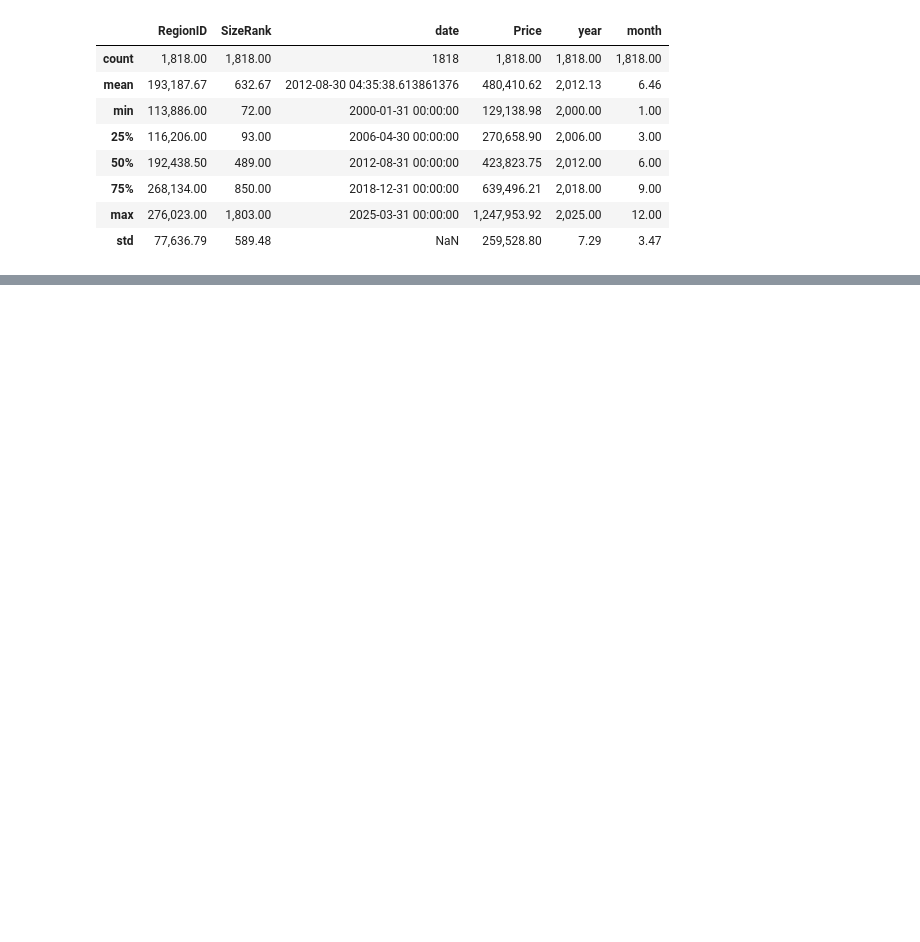
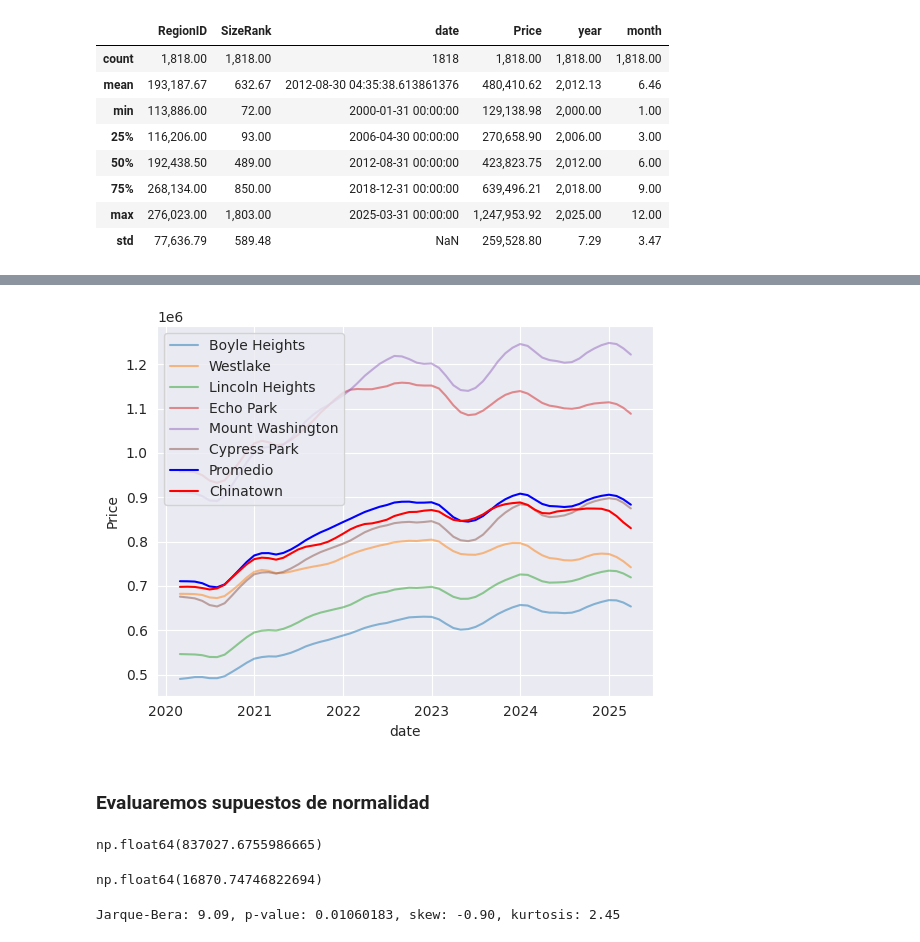
Before and after one commit to JavierFigueroa21/DataScience_KPI_Project, a Jupyter notebook: analisis_datos.ipynb, the cells around one changed output, grey strips where cells are left out. Drawn from its saved outputs; the diff is of its cells as text; code cells hidden in the pictures; blank space fills up the shorter version.

Commit message:
Desarrollando aun la parte de limpieza e imputacion de datos

```diff
--- a/analisis_datos.ipynb
+++ b/analisis_datos.ipynb
@@ -553,0 +622,25 @@ df_barrios_cercamos_chinatown.head(3)
+# %%
+df_groupby_chinatown_mean_primer_fecha = df_groupby_chinatown_mean[df_groupby_chinatown_mean["date"] >= fecha_primer_reporte]
+
+sns.lineplot(data=df_barrios_cercanos_chinatown_primer_fecha, x="date", y="Price", hue="RegionName", palette="tab10", alpha=0.5)
+
+#Proyeccion de la serie con el promedio de los datos
+sns.lineplot(data=df_groupby_chinatown_mean_primer_fecha, x="date", y="Price", color="blue", label="Promedio")
+
+#Proyeccion de la serie con datos faltantes
+sns.lineplot(data=df_chinatown, x="date", y="Price", color="red", label="Chinatown")
+
+plt.legend()
+plt.show()
+# %% [output]
+[figure, added]
+# %% [markdown]
+### Evaluaremos supuestos de normalidad
+# %%
+df_barrios_cercanos_chinatown_primer_fecha["Price"].mean()
+# %% [output]
+np.float64(837027.6755986665)
+# %%
+df_barrios_cercanos_chinatown_primer_fecha["Price"].mean() - df_chinatown["Price"].mean()
+# %% [output]
+np.float64(16870.74746822694)
@@ -553,0 +649,8 @@ df_barrios_cercamos_chinatown.head(3)
+# %%
+data_barrios_cercanos = df_barrios_cercanos_chinatown_primer_fecha["Price"].dropna()
+
+JBn, p_n, skew_n, kurt_n = jarque_bera(data)
+
+print(f"Jarque-Bera: {JBn:.2f}, p-value: {p_n:.8f}, skew: {skew_n:.2f}, kurtosis: {kurt_n:.2f}")
+# %% [output]
+Jarque-Bera: 9.09, p-value: 0.01060183, skew: -0.90, kurtosis: 2.45
```
Also changed, not shown: parts of 23 cells of this notebook.
